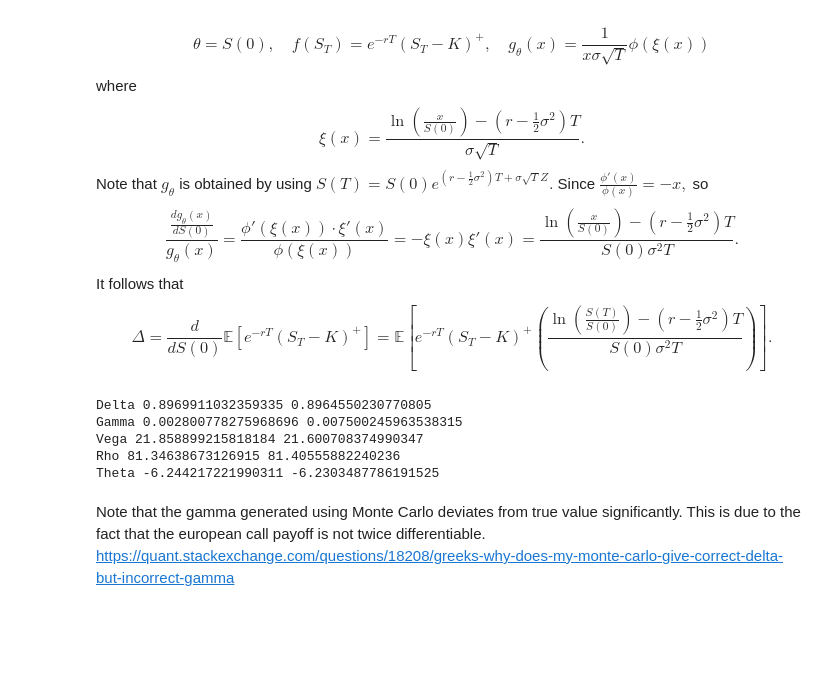
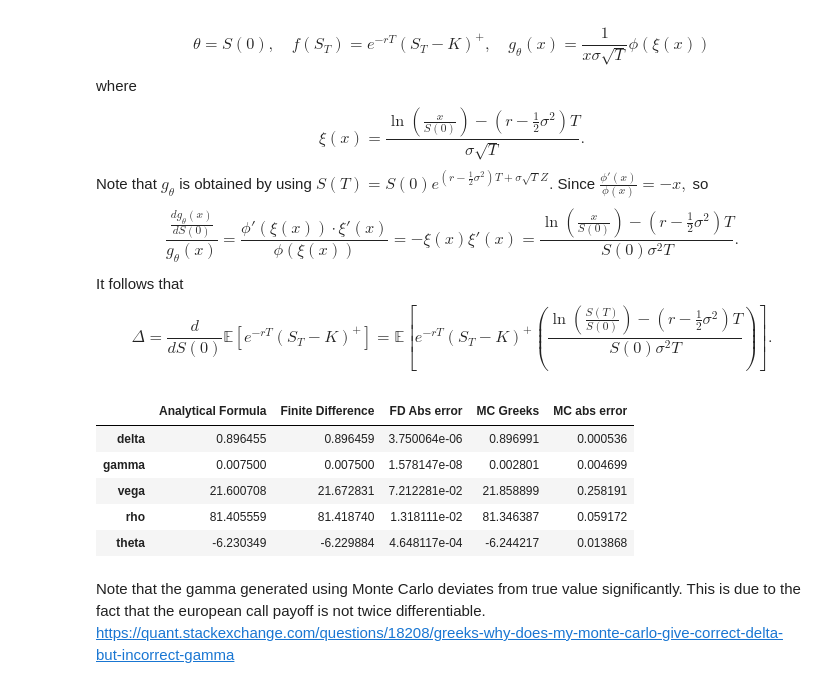
Before and after one commit to hongwai1920/Implement-Option-Pricing-Model-using-Python, a Jupyter notebook: 2. Vanilla Greeks using finite difference, pathwise derivative estimate and likelihood ratio methods.ipynb, the cells around one changed output. Saved outputs shown, nothing was run; the diff lists cells and outputs as text; code cells hidden in the pictures; blank space fills up the shorter version.

```diff
--- a/2. Vanilla Greeks using finite difference, pathwise derivative estimate and likelihood ratio methods.ipynb
+++ b/2. Vanilla Greeks using finite difference, pathwise derivative estimate and likelihood ratio methods.ipynb
@@ -110,9 +120,14 @@ vega = finite_difference(f_vol,e)
 rho = finite_difference(f_r, e)
 theta = finite_difference(f_T, e)
 
-print('delta: ', delta, greeks.delta())
-print('gamma: ', gamma, greeks.gamma())
-print('vega: ', vega, greeks.vega())
-print('rho: ', rho, greeks.rho())
-print('theta: ', theta, greeks.theta())
+index = ['delta', 'gamma', 'vega', 'rho', 'theta']
+
+greeks_formula = [greeks.delta(), greeks.gamma(), greeks.vega(), greeks.rho(), greeks.theta()]
+greeks_approx = [delta, gamma, vega, rho, theta]
+
+df = pd.DataFrame(index = index)
+df['Analytical Formula'] = greeks_formula
+df['Finite Difference'] = greeks_approx
+df['FD Abs error'] = np.abs(df.iloc[:,0] - df.iloc[:,1])
+df
 # %% [output]
@@ -326,44 +342,44 @@ $$\Delta = \frac{d}{d S(0)}\mathbb{E} [e^{-rT} (S_T-K)^+] = \mathbb{E} \left[ e^
 # (ii)
 
 e = 0.001
 
 
 option_type = 'European call'
 S0 = 120
 K = 100
 r = 0.05
 d = 0
 sigma = 0.2
 T = 1
 
 num_steps = 100
 num_paths = 17
 
 
 BS_mc_S = lambda x: black_scholes_monte_carlo_pricer(option_type, S0 + x, K, r, d, sigma, T, num_steps, num_paths, False, 0)
 BS_mc_r = lambda x: black_scholes_monte_carlo_pricer(option_type, S0, K, r + x, d, sigma, T, num_steps, num_paths, False, 0)
 BS_mc_vol = lambda x: black_scholes_monte_carlo_pricer(option_type, S0, K, r, d, sigma + x, T, num_steps, num_paths, False, 0)
 BS_mc_T = lambda x: - black_scholes_monte_carlo_pricer(option_type, S0, K, r, d, sigma, T + x, num_steps, num_paths, False, 0)
 
 delta_mc = finite_difference(BS_mc_S, e)
 gamma_mc = finite_difference(BS_mc_S, e, True)
 vega_mc = finite_difference(BS_mc_vol, e)
 rho_mc = finite_difference(BS_mc_r, e)
 theta_mc = finite_difference(BS_mc_T, e)
 
-greeks = Greeks(S0, K, r, d, sigma, T)
+greeks_mc = [delta_mc, gamma_mc, vega_mc, rho_mc, theta_mc]
 
-print('Delta', delta_mc, greeks.delta())
-print('Gamma', gamma_mc, greeks.gamma())
-print('Vega', vega_mc, greeks.vega())
-print('Rho', rho_mc, greeks.rho())
-print('Theta', theta_mc, greeks.theta())
+df['MC Greeks'] = greeks_mc
+df['MC abs error'] = np.abs(df.iloc[:, 0] - df.iloc[:,3])
+
+df
 # %% [output]
-Delta 0.8969911032359335 0.8964550230770805
-Gamma 0.002800778275968696 0.007500245963538315
-Vega 21.858899215818184 21.600708374990347
-Rho 81.34638673126915 81.40555882240236
-Theta -6.244217221990311 -6.2303487786191525
+|  | Analytical Formula | Finite Difference | FD Abs error | MC Greeks | MC abs error |
+| delta | 0.896455 | 0.896459 | 3.750064e-06 | 0.896991 | 0.000536 |
+| gamma | 0.007500 | 0.007500 | 1.578147e-08 | 0.002801 | 0.004699 |
+| vega | 21.600708 | 21.672831 | 7.212281e-02 | 21.858899 | 0.258191 |
+| rho | 81.405559 | 81.418740 | 1.318111e-02 | 81.346387 | 0.059172 |
+| theta | -6.230349 | -6.229884 | 4.648117e-04 | -6.244217 | 0.013868 |
 # %% [markdown]
 Note that the gamma generated using Monte Carlo deviates from true value significantly. This is due to the fact that the european call payoff is not twice differentiable. https://quant.stackexchange.com/questions/18208/greeks-why-does-my-monte-carlo-give-correct-delta-but-incorrect-gamma
 # %% [markdown]
```
Also changed, not shown: parts of 6 cells of this notebook.
